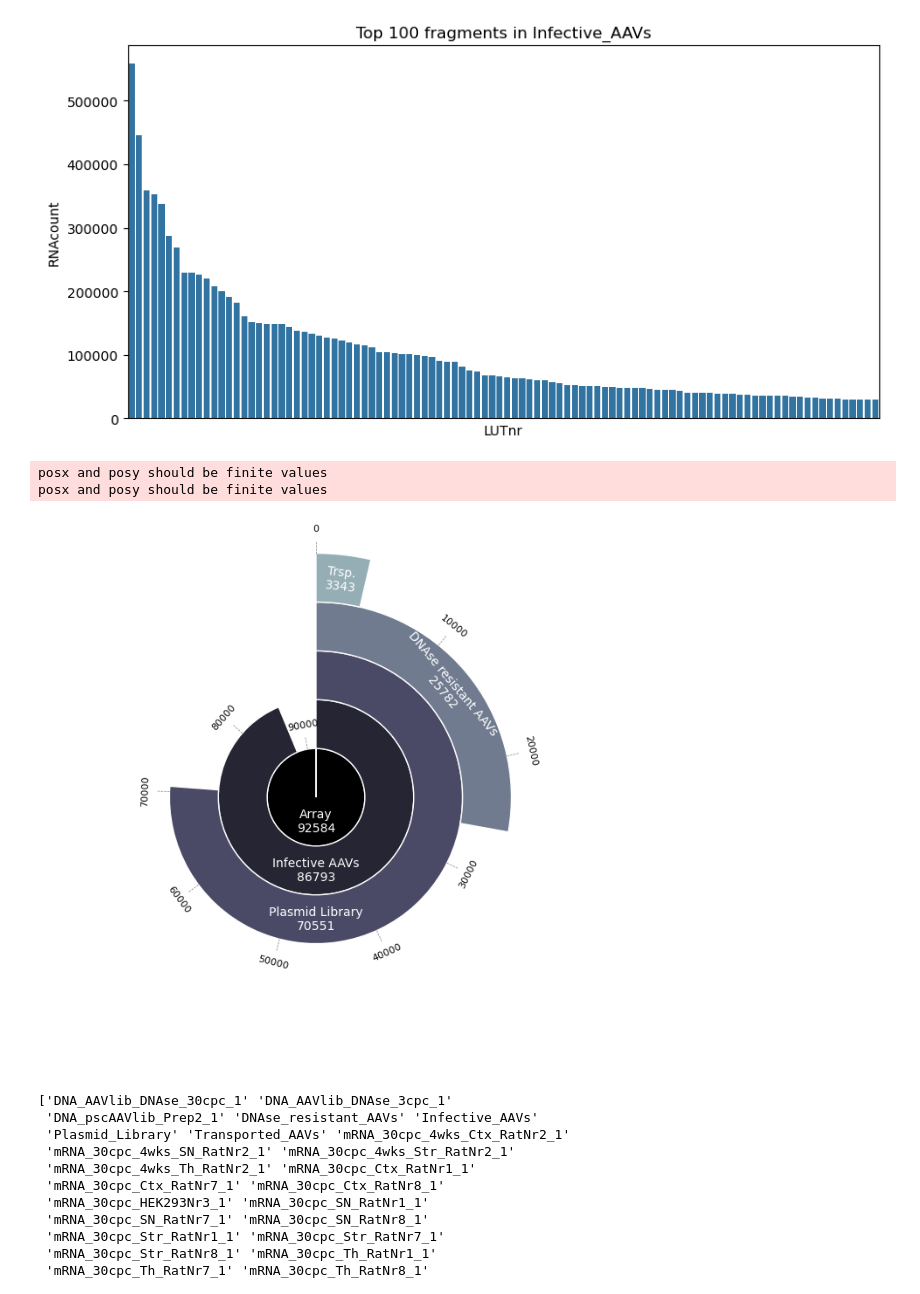
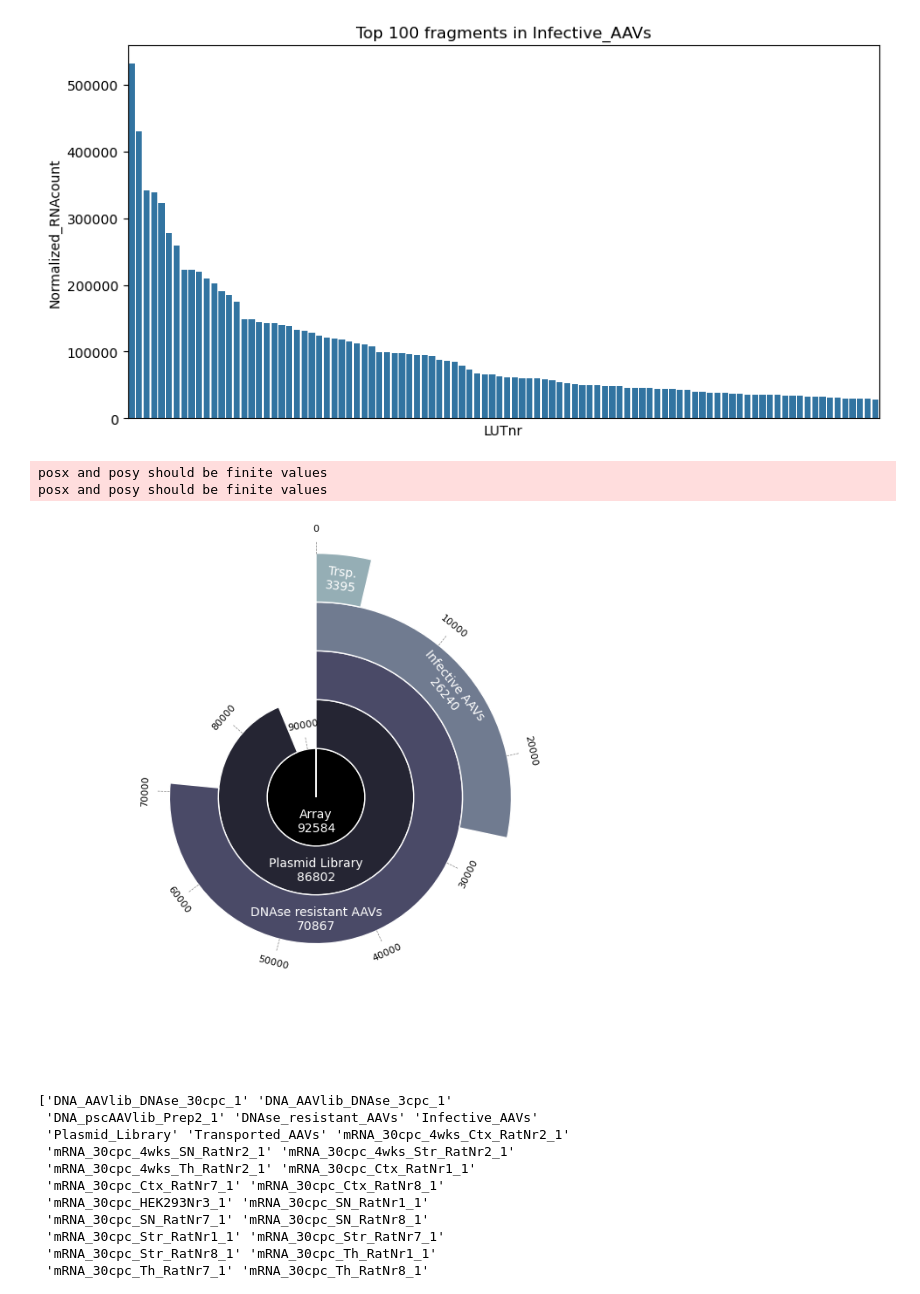
Before and after one commit to JaSt17/raaven_Pipeline, a Jupyter notebook: Python_Scripts/Jupyter_notebooks/visualisation.ipynb, the cells around one changed output. Cells and saved outputs as stored; diff of their text form; code cells hidden in the pictures.

```diff
--- a/Python_Scripts/Jupyter_notebooks/visualisation.ipynb
+++ b/Python_Scripts/Jupyter_notebooks/visualisation.ipynb
@@ -12,0 +13,4 @@ df.head()
+# %%
+# change the category and only take the last element after the last ,
+df['GeneName'] = df['Category'].apply(lambda x: x.split(',')[-1])
+df.head()
@@ -13,17 +25,17 @@ df.head()
 # %%
 from plotting_functions import plot_top_counts
-plot_top_counts(df, 100, 'Infective_AAVs', 'RNAcount')
+plot_top_counts(df, 100, 'Infective_AAVs', 'Normalized_RNAcount')
 # %% [output]
-[figure, old version]
+[figure, new version]
 # %%
 from plotting_functions import plot_quantities
-plot_quantities(df, ['Plasmid_Library', 'DNAse_resistant_AAVs', 'Infective_AAVs', 'Transported_AAVs'],
-                ['Plasmid Library', 'DNAse resistant AAVs', 'Infective AAVs', 'Trsp.'],
+plot_quantities(df,
+                {'Plasmid_Library':'Plasmid Library', 'DNAse_resistant_AAVs':'DNAse resistant AAVs', 'Infective_AAVs': 'Infective AAVs', 'Transported_AAVs':'Trsp.'},
                 {"Array": 92584})
 # %% [output]
 posx and posy should be finite values
 posx and posy should be finite values
-[figure, old version]
+[figure, new version]
 # %%
 # print all unique group names
 print(df['Group'].unique())
```
Also changed, not shown: parts of 5 cells of this notebook, 8 other files.
